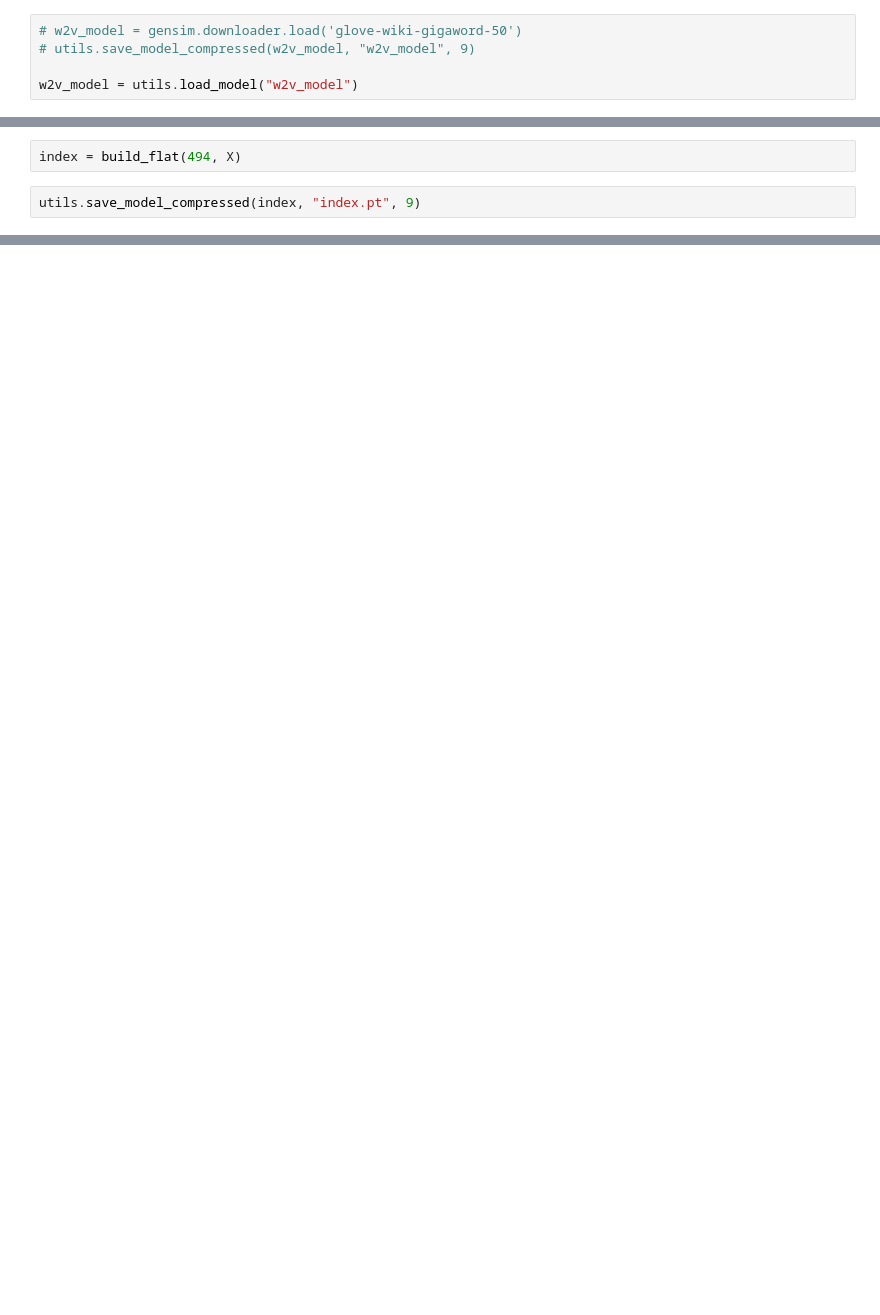
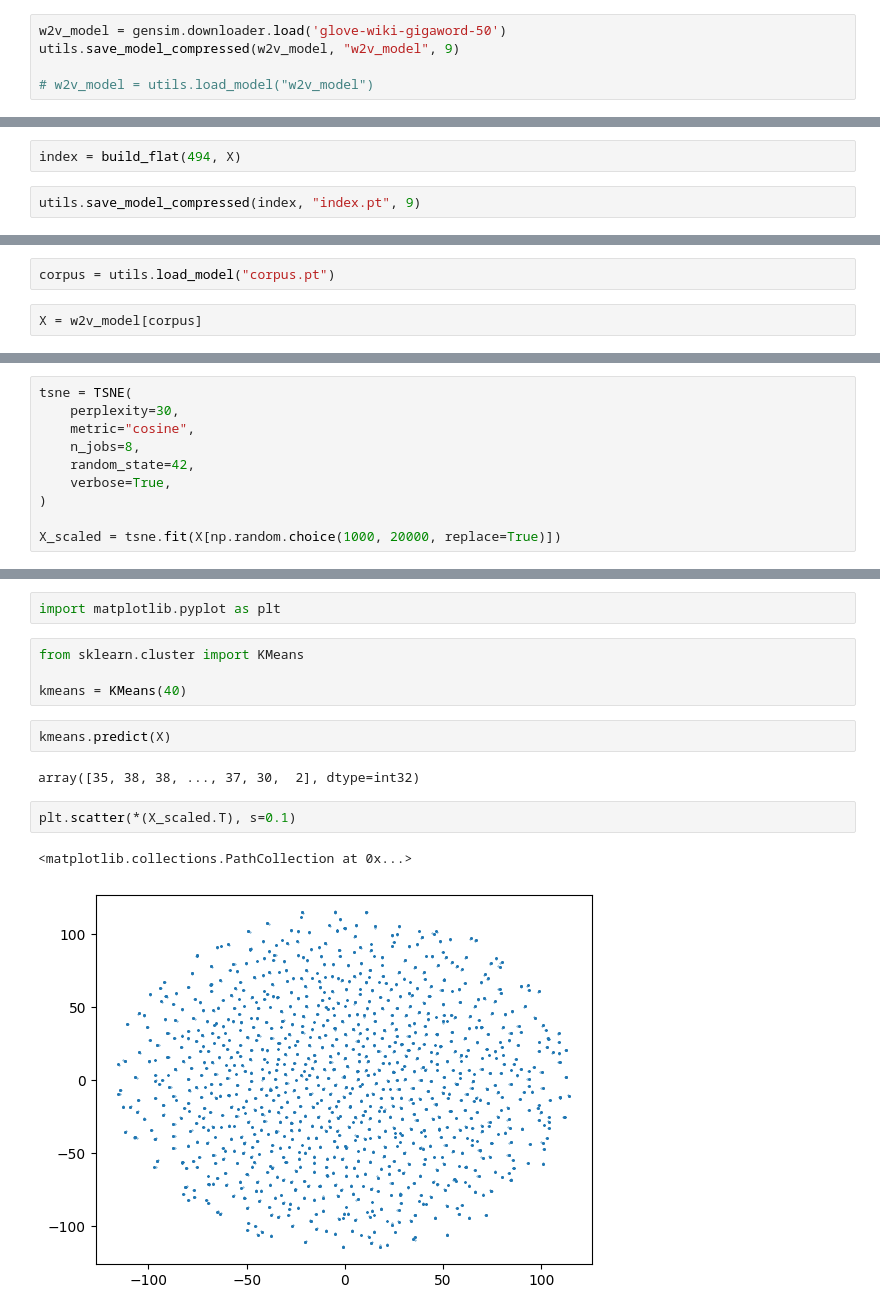
Before and after one commit to Necentt/DOJO, a Jupyter notebook: clustering.ipynb, the cells around one changed output, grey strips where cells are left out. Saved outputs shown, nothing was run; the diff lists cells and outputs as text; blank space fills up the shorter version.

```diff
--- a/clustering.ipynb
+++ b/clustering.ipynb
@@ -46,10 +50,10 @@ char_vectorizer.fit_transform(data.jailbreak).toarray().shape
 # %% [output]
 (104, 494)
 # %%
-# w2v_model = gensim.downloader.load('glove-wiki-gigaword-50')
-# utils.save_model_compressed(w2v_model, "w2v_model", 9)
+w2v_model = gensim.downloader.load('glove-wiki-gigaword-50')
+utils.save_model_compressed(w2v_model, "w2v_model", 9)
 
-w2v_model = utils.load_model("w2v_model")
+# w2v_model = utils.load_model("w2v_model")
 # %%
 corpus = w2v_model.key_to_index.keys()
 # %%
@@ -131,0 +107,4 @@ UnicodeDecodeError: 'utf-8' codec can't decode byte 0x80 in position 0: invalid
+# %%
+corpus = utils.load_model("corpus.pt")
+# %%
+X = w2v_model[corpus]
@@ -131,0 +120,10 @@ UnicodeDecodeError: 'utf-8' codec can't decode byte 0x80 in position 0: invalid
+# %%
+tsne = TSNE(
+    perplexity=30,
+    metric="cosine",
+    n_jobs=8,
+    random_state=42,
+    verbose=True,
+)
+
+X_scaled = tsne.fit(X[np.random.choice(1000, 20000, replace=True)])
@@ -131,0 +148,15 @@ UnicodeDecodeError: 'utf-8' codec can't decode byte 0x80 in position 0: invalid
+# %%
+import matplotlib.pyplot as plt
+# %%
+from sklearn.cluster import KMeans
+
+kmeans = KMeans(40)
+# %%
+kmeans.predict(X)
+# %% [output]
+array([35, 38, 38, ..., 37, 30,  2], dtype=int32)
+# %%
+plt.scatter(*(X_scaled.T), s=0.1)
+# %% [output]
+<matplotlib.collections.PathCollection at 0x...>
+[figure, added]
```
Also changed, not shown: parts of 14 cells of this notebook, 14 other files.
